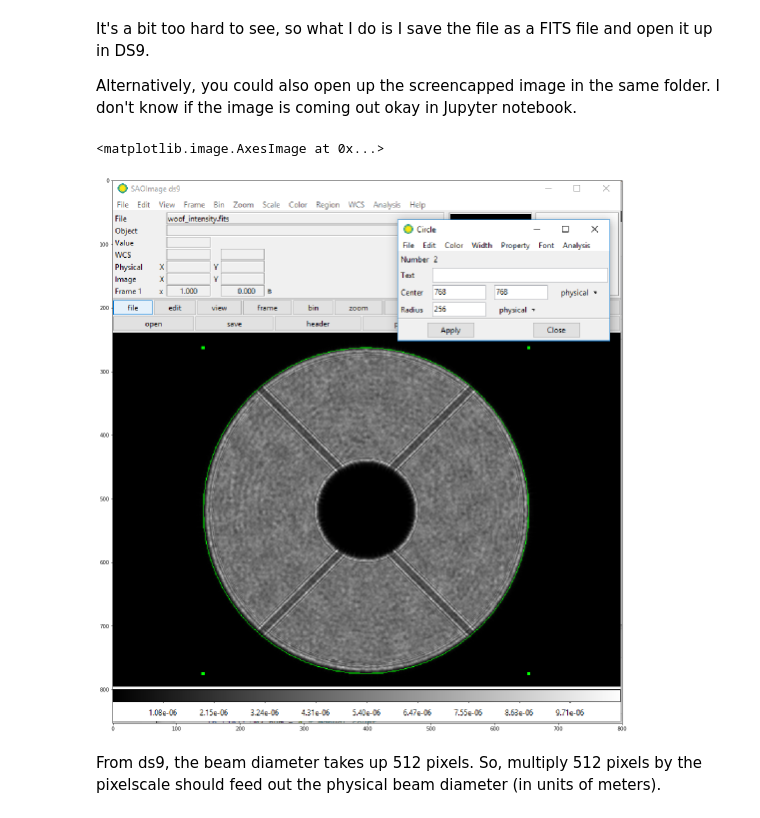
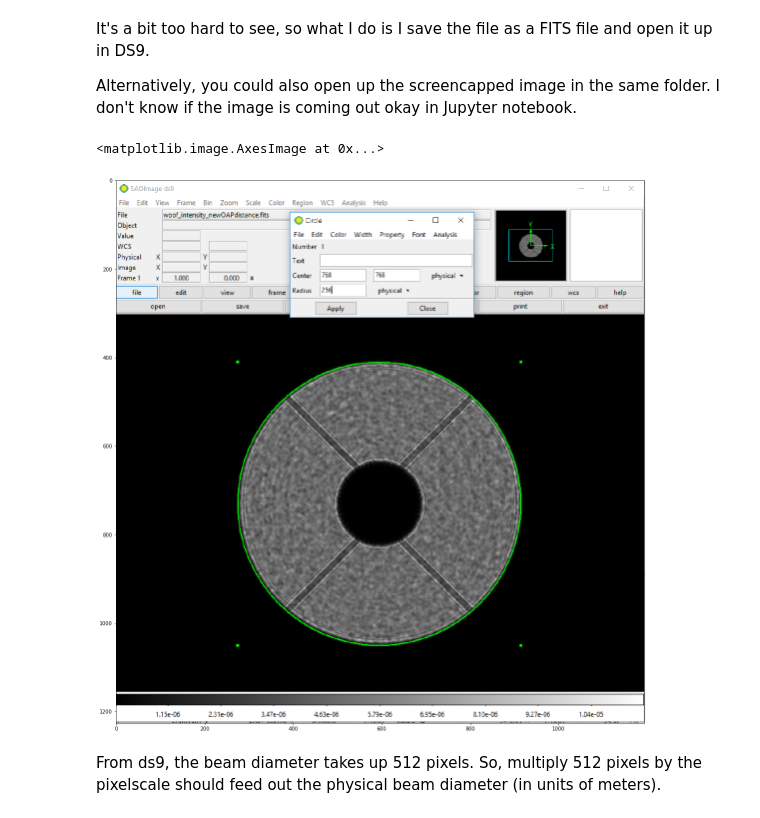
Before and after one commit to magao-x/magaox_poppy, a Jupyter notebook: magaox_pupilPlane.ipynb, the cells around one changed output. Drawn from its saved outputs; the diff is of its cells as text; code cells hidden in the pictures.

Commit message:
Adjusted distance from Periscope Mirror 2 to OAP0 and OAP0's focal length

```diff
--- a/magaox_pupilPlane.ipynb
+++ b/magaox_pupilPlane.ipynb
@@ -220,11 +229,12 @@ woof_intensity.writeto('output/woof_intensity.fits')
 # %%
 import matplotlib.image as mpimg
-ds9_screenshot = mpimg.imread('output/woofer_ds9_screencap.png')
+#ds9_screenshot = mpimg.imread('output/woofer_ds9_screencap.png')
+ds9_screenshot = mpimg.imread('output/woofer_newOAP0distance_ds9_screencap.png')
 plt.figure(figsize=[20,20])
 plt.imshow(ds9_screenshot)
 # %% [output]
 <matplotlib.image.AxesImage at 0x...>
-[figure, old version]
+[figure, new version]
 # %% [markdown]
 From ds9, the beam diameter takes up 512 pixels. So, multiply 512 pixels by the pixelscale should feed out the physical beam diameter (in units of meters).
 # %%
```
Also changed, not shown: parts of 11 cells of this notebook.
